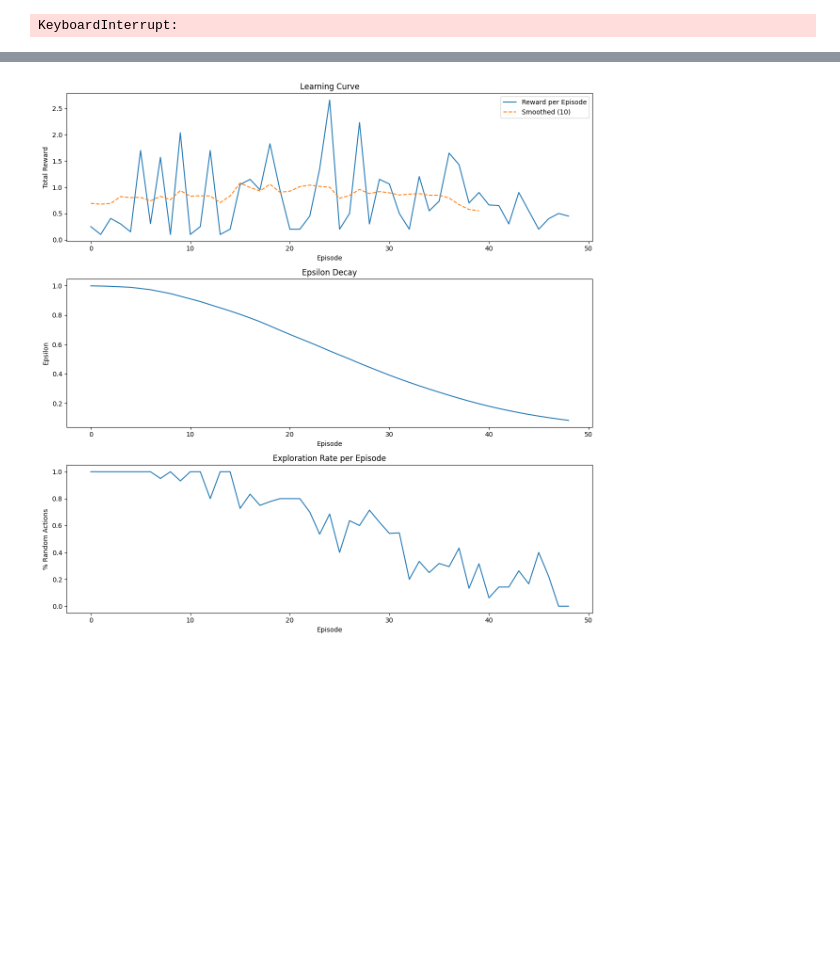
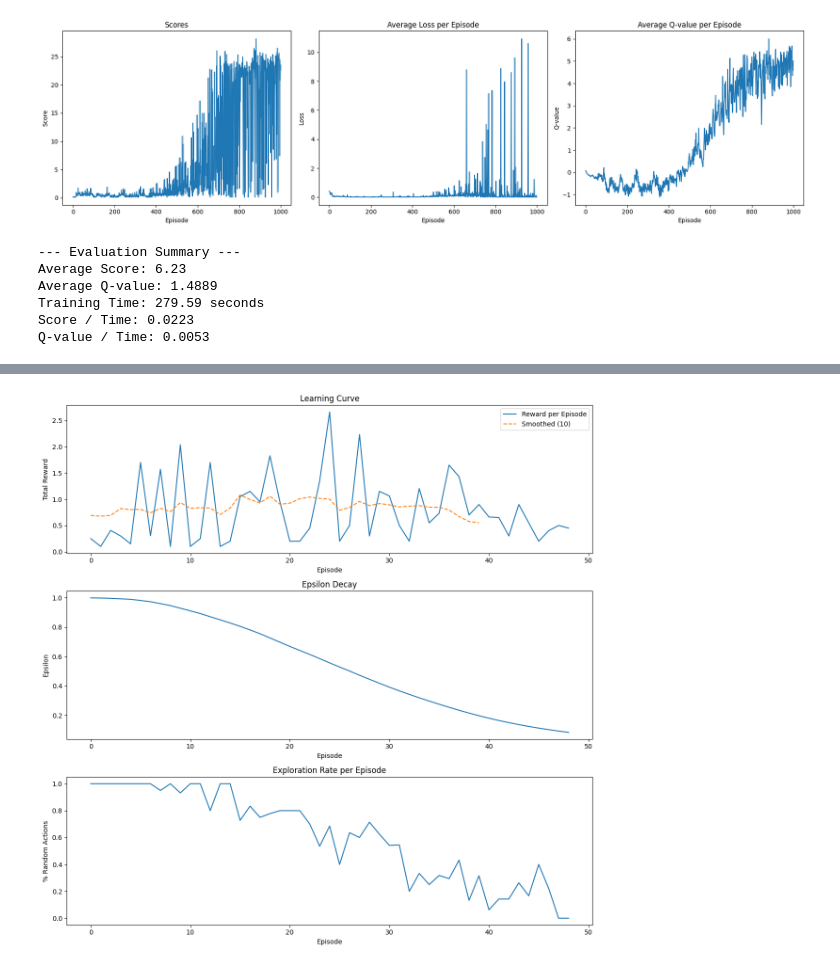
Before and after one commit to gpantunes/Project2-Deep_Learning, a Jupyter notebook: heuristic_player.ipynb, the cells around one changed output, grey strips where cells are left out. Saved outputs shown, nothing was run; the diff lists cells and outputs as text; code cells hidden in the pictures; blank space fills up the shorter version.

```diff
--- a/heuristic_player.ipynb
+++ b/heuristic_player.ipynb
@@ -24,10 +24,10 @@ FPS = 5 # Faster for smoother video
 
 BATCH_SIZE = 64
 GAMMA = 0.99
-EPSILON_START = 1.0
-EPSILON_END = 0.05
+EPSILON_START = 0.05
+EPSILON_END = 0.005
 EPSILON_DECAY = 0.995
-REPLAY_BUFFER_SIZE = 10000
+REPLAY_BUFFER_SIZE = 1000
 LEARNING_RATE = 1e-4
 TARGET_UPDATE_FREQ = 100
 EVAL_INTERVAL = 500
@@ -515,5 +552,14 @@ state_shape = state.shape
 # %%
 ## TASK 1
 model = SnakeDQN(state_shape, n_actions=3).to(device)
-trained_model, scores, episode_lengths = train_dqn_simple(game_instance, model)
+
+start = time.time()
+trained_model, scores, losses, q_values = train_dqn_simple(game_instance, model)
+end = time.time()
+
+# Plot
+plot_training_metrics(scores, losses, q_values)
+
+# Evaluate
+evaluate_efficiency(scores, q_values, total_time=end - start)
 # %% [output]
@@ -530,4 +583,10 @@ Episode 90, Reward: -0.55, Epsilon: 0.050
+[figure, added]
-KeyboardInterrupt:
+--- Evaluation Summary ---
+Average Score: 6.23
+Average Q-value: 1.4889
+Training Time: 279.59 seconds
+Score / Time: 0.0223
+Q-value / Time: 0.0053
 # %%
 ## TASK 2 ONWARDS
 policy_net = SnakeDQN(state_shape, n_actions=3)
```
Also changed, not shown: parts of 4 cells of this notebook.
